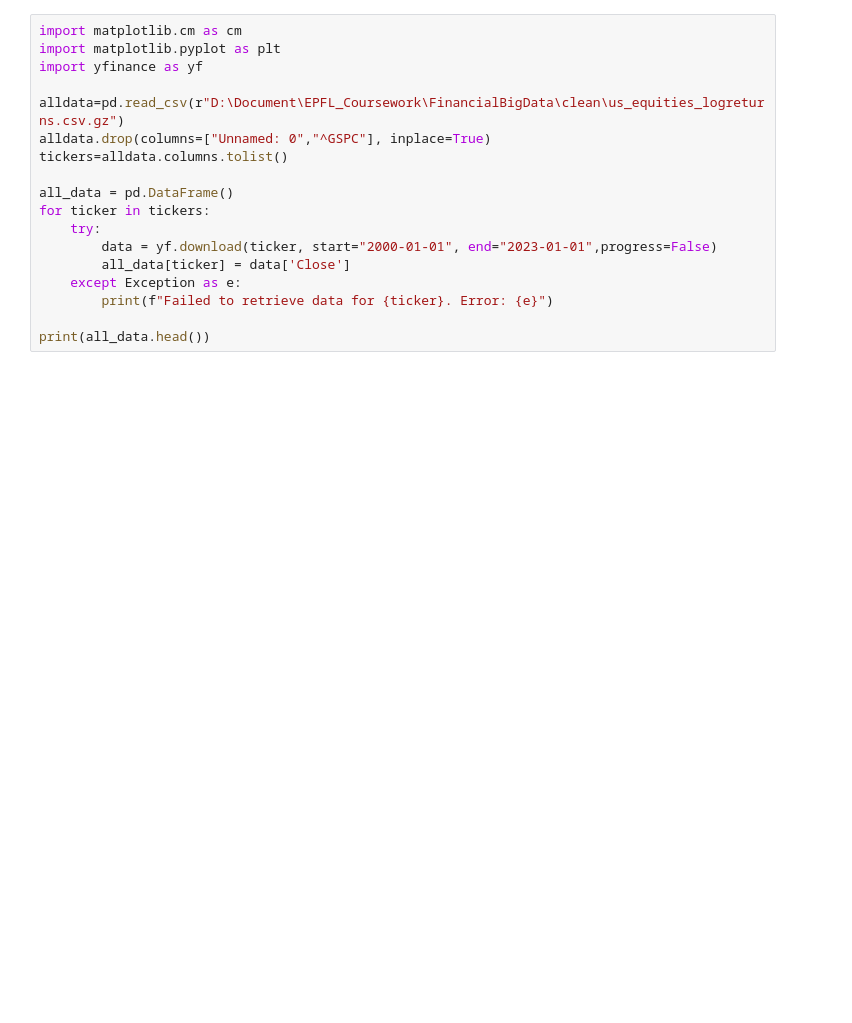
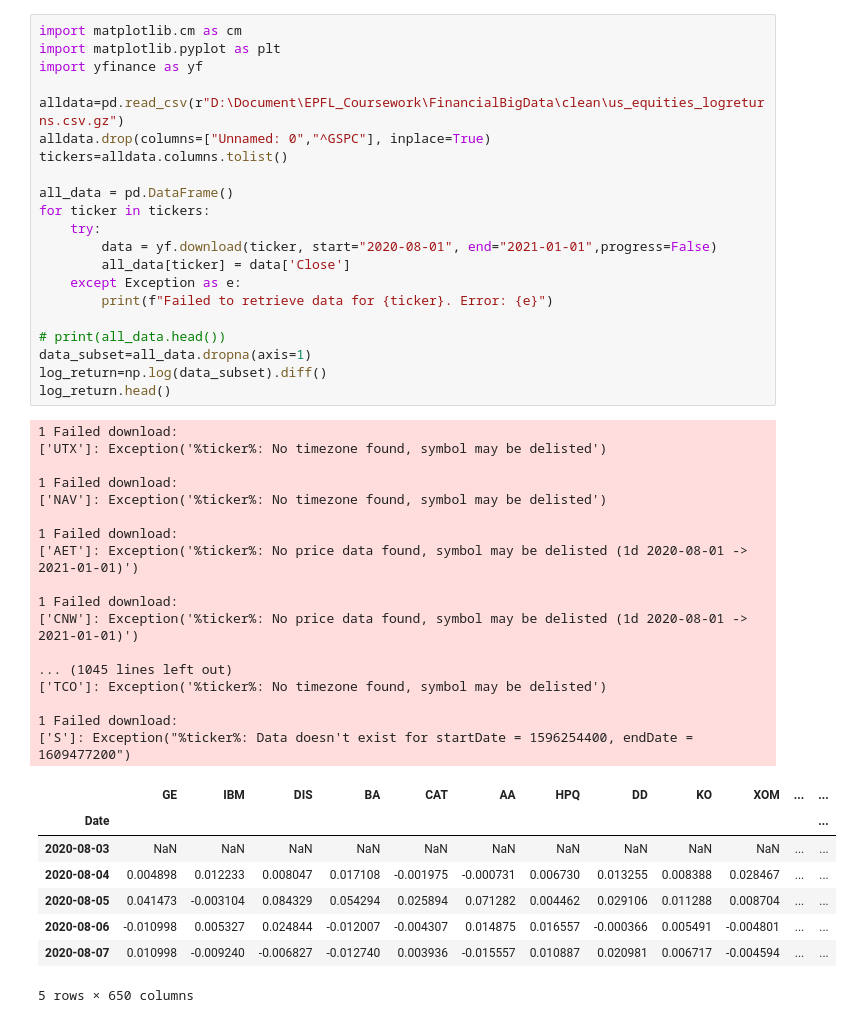
Before and after one commit to chgendreau/market-states-trading-strategy, a Jupyter notebook: strateg_test.ipynb, the cells around one changed output. Saved outputs shown, nothing was run; the diff lists cells and outputs as text; blank space fills up the shorter version.

```diff
--- a/strateg_test.ipynb
+++ b/strateg_test.ipynb
@@ -44,18 +44,47 @@ def LouvainCorrelationClustering(R):   # R is a matrix of return
 # %%
 import matplotlib.cm as cm
 import matplotlib.pyplot as plt
 import yfinance as yf
 
 alldata=pd.read_csv(r"D:\Document\EPFL_Coursework\FinancialBigData\clean\us_equities_logreturns.csv.gz")
 alldata.drop(columns=["Unnamed: 0","^GSPC"], inplace=True)
 tickers=alldata.columns.tolist()
 
 all_data = pd.DataFrame()
 for ticker in tickers:
     try:
-        data = yf.download(ticker, start="2000-01-01", end="2023-01-01",progress=False)
+        data = yf.download(ticker, start="2020-08-01", end="2021-01-01",progress=False)
         all_data[ticker] = data['Close']
     except Exception as e:
         print(f"Failed to retrieve data for {ticker}. Error: {e}")
 
-print(all_data.head())
+# print(all_data.head())
+data_subset=all_data.dropna(axis=1)
+log_return=np.log(data_subset).diff()
+log_return.head()
+# %% [output]
+1 Failed download:
+['UTX']: Exception('%ticker%: No timezone found, symbol may be delisted')
+
+1 Failed download:
+['NAV']: Exception('%ticker%: No timezone found, symbol may be delisted')
+
+1 Failed download:
+['AET']: Exception('%ticker%: No price data found, symbol may be delisted (1d 2020-08-01 -> 2021-01-01)')
+
+1 Failed download:
+['CNW']: Exception('%ticker%: No price data found, symbol may be delisted (1d 2020-08-01 -> 2021-01-01)')
+
+... (1045 lines left out)
+['TCO']: Exception('%ticker%: No timezone found, symbol may be delisted')
+
+1 Failed download:
+['S']: Exception("%ticker%: Data doesn't exist for startDate = 1596254400, endDate = 1609477200")
+|  | GE | IBM | DIS | BA | CAT | AA | HPQ | DD | KO | XOM | ... | ... |
+| Date |  |  |  |  |  |  |  |  |  |  |  | ... |
+| 2020-08-03 | NaN | NaN | NaN | NaN | NaN | NaN | NaN | NaN | NaN | NaN | ... | ... |
+| 2020-08-04 | 0.004898 | 0.012233 | 0.008047 | 0.017108 | -0.001975 | -0.000731 | 0.006730 | 0.013255 | 0.008388 | 0.028467 | ... | ... |
+| 2020-08-05 | 0.041473 | -0.003104 | 0.084329 | 0.054294 | 0.025894 | 0.071282 | 0.004462 | 0.029106 | 0.011288 | 0.008704 | ... | ... |
+| 2020-08-06 | -0.010998 | 0.005327 | 0.024844 | -0.012007 | -0.004307 | 0.014875 | 0.016557 | -0.000366 | 0.005491 | -0.004801 | ... | ... |
+| 2020-08-07 | 0.010998 | -0.009240 | -0.006827 | -0.012740 | 0.003936 | -0.015557 | 0.010887 | 0.020981 | 0.006717 | -0.004594 | ... | ... |
+5 rows × 650 columns
```
Also changed, not shown: parts of 8 cells of this notebook, 3 other files.
